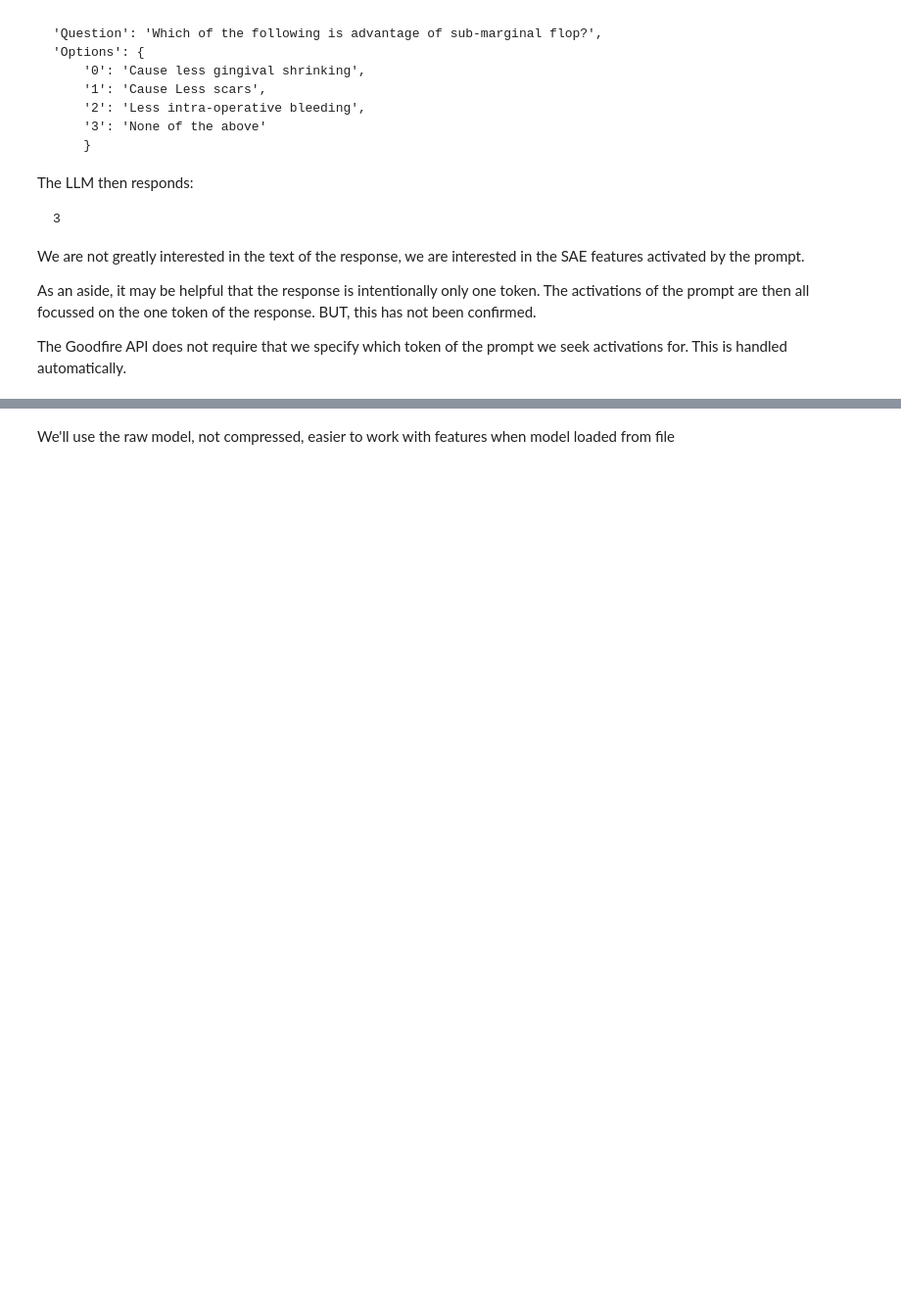
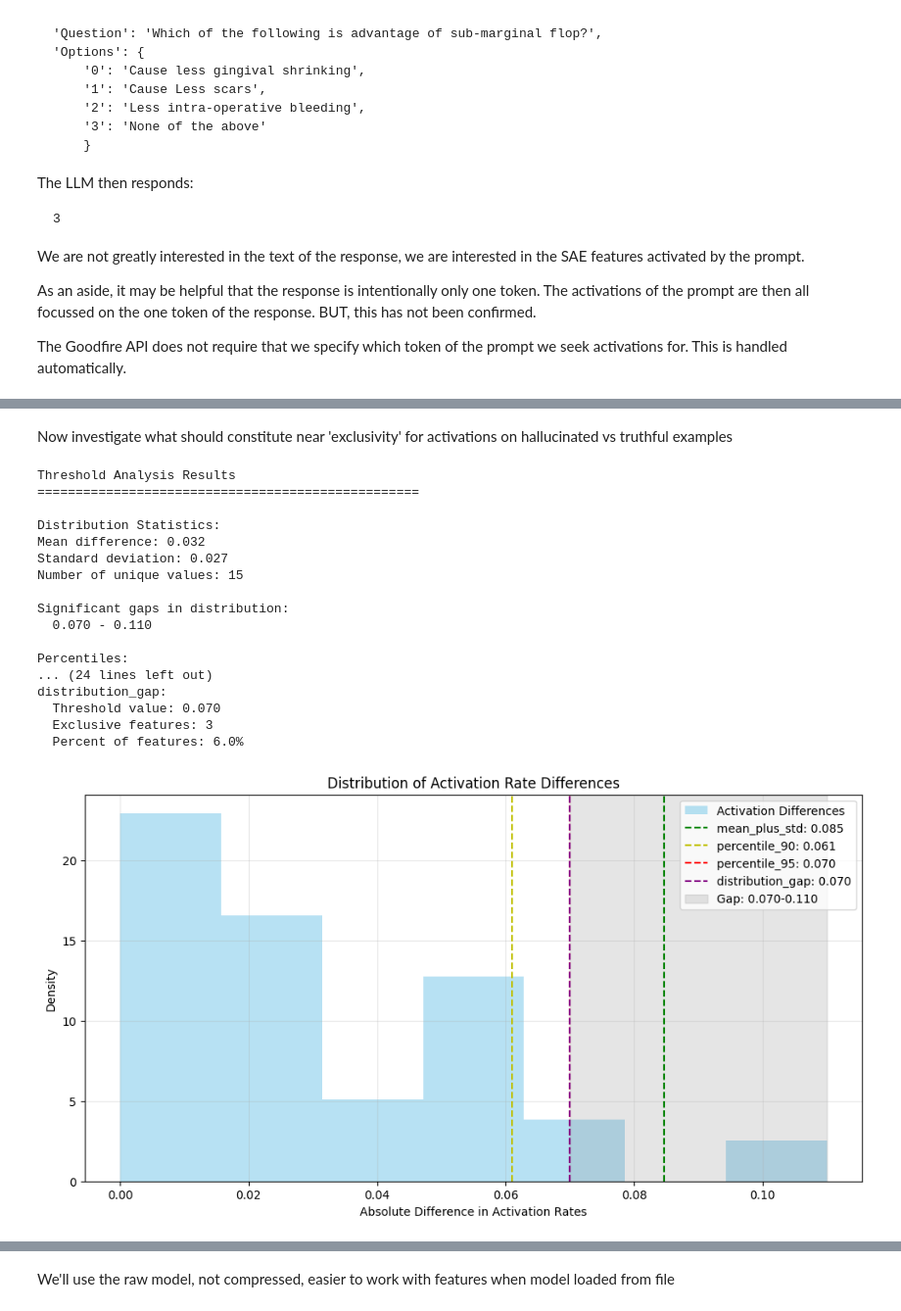
Before and after one commit to Mechanistic-Interpretability-Hackathon/Hallucination-Robustness-Medical-Q-A, a Jupyter notebook: src/classifier/Hallucination_classifier_svm_derivation_v2.ipynb, the cells around one changed output, grey strips where cells are left out. Shown: that part at 98% size. Drawn from its saved outputs; the diff is of its cells as text; code cells hidden in the pictures; blank space fills up the shorter version.

```diff
--- a/src/classifier/Hallucination_classifier_svm_derivation_v2.ipynb
+++ b/src/classifier/Hallucination_classifier_svm_derivation_v2.ipynb
@@ -279,11 +278,13 @@ api_key ='sk-goodfire-ibWO6JlzNSqpcoDwh-4J8sh3kKXfhjvl08QJBRLAmorknu3dRL7CGg'
 client  = goodfire.Client(api_key)
 variant = goodfire.Variant("meta-llama/Meta-Llama-3.1-8B-Instruct") # meta-llama/Llama-3.3-70B-Instruct
 # %%
-hallucinated_examples = train_data[train_data['hallucinated'] == True]
-truthful_examples     = train_data[train_data['hallucinated'] == False]
+# Get data and shuffle
 
-hallucinated_examples_test = test_data[test_data['hallucinated'] == True]
-truthful_examples_test     = test_data[test_data['hallucinated'] == False]
+hallucinated_examples = train_data[train_data['hallucinated'] == True].sample(frac=1).reset_index(drop=True)
+truthful_examples     = train_data[train_data['hallucinated'] == False].sample(frac=1).reset_index(drop=True)
+
+hallucinated_examples_test = test_data[test_data['hallucinated'] == True].sample(frac=1).reset_index(drop=True)
+truthful_examples_test     = test_data[test_data['hallucinated'] == False].sample(frac=1).reset_index(drop=True)
 # %%
 # Arrange data for the Goodfire API to contrast activated features between hallucinated and truthful examples
 
@@ -915,0 +769,2 @@ cv_scores_std: 0.086
+# %% [markdown]
+Now investigate what should constitute near 'exclusivity' for activations on hallucinated vs truthful examples
@@ -915,0 +906,28 @@ cv_scores_std: 0.086
+# %%
+# Run analysis
+results = analyze_threshold_selection(X_hallucinate, X_truthful)
+
+# Print results
+print_threshold_analysis(results)
+
+# Show plot
+plt.show()
+# %% [output]
+Threshold Analysis Results
+==================================================
+
+Distribution Statistics:
+Mean difference: 0.032
+Standard deviation: 0.027
+Number of unique values: 15
+
+Significant gaps in distribution:
+  0.070 - 0.110
+
+Percentiles:
+... (24 lines left out)
+distribution_gap:
+  Threshold value: 0.070
+  Exclusive features: 3
+  Percent of features: 6.0%
+[figure, added]
```
Also changed, not shown: parts of 56 cells of this notebook, 48 other files.
